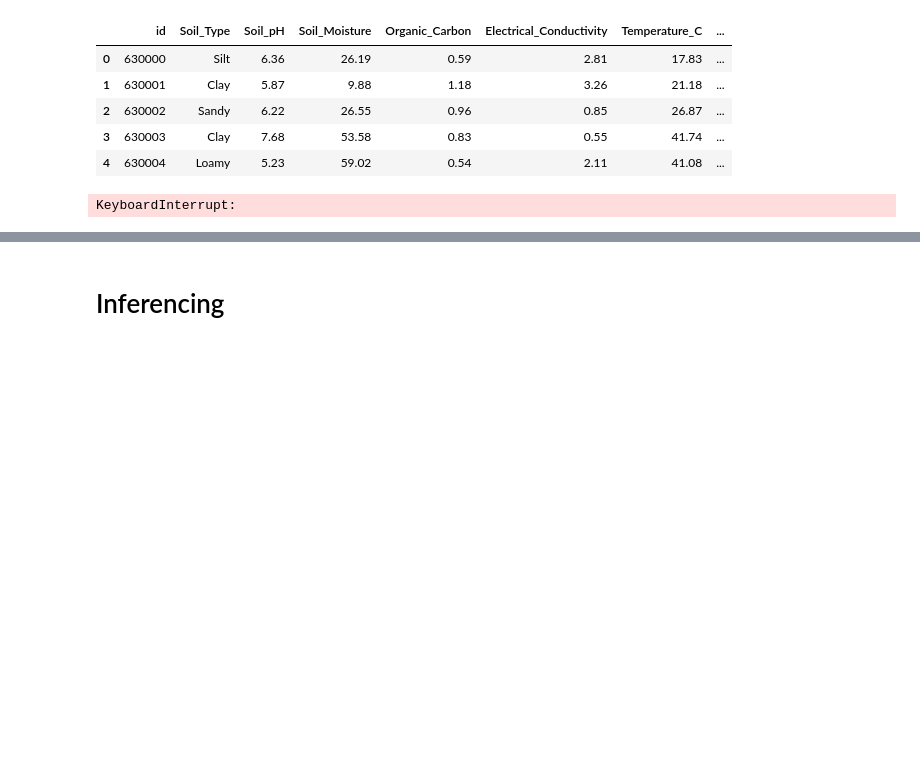
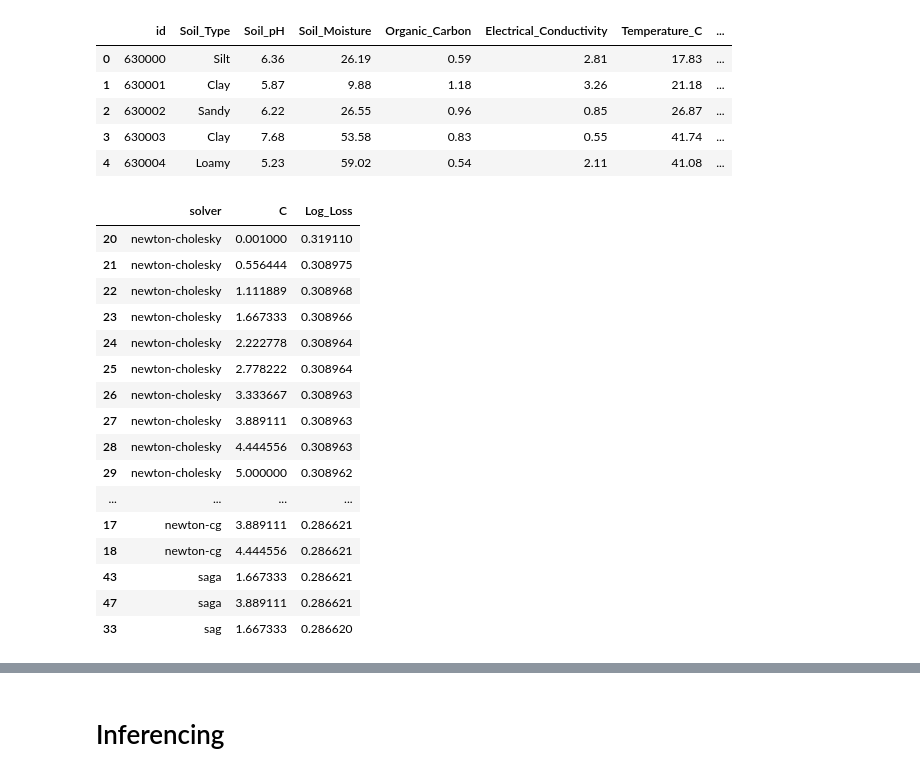
Before and after one commit to AshishMulani/Machine_Learning, a Jupyter notebook: Assignments/8007_8028_Assignment2.ipynb, the cells around one changed output, grey strips where cells are left out. Cells and saved outputs as stored; diff of their text form; code cells hidden in the pictures; blank space fills up the shorter version.

```diff
--- a/Assignments/8007_8028_Assignment2.ipynb
+++ b/Assignments/8007_8028_Assignment2.ipynb
@@ -21,7 +21,8 @@ from tqdm import tqdm
 import warnings
 warnings.filterwarnings("ignore")
 # %%
-train = pd.read_csv('C:/Users/PGCP-AI/Downloads/IrrigationKaggle/train.csv')
+# train = pd.read_csv('C:/Users/PGCP-AI/Downloads/IrrigationKaggle/train.csv')
+train = pd.read_csv('D:/download chrome/Irrigation/train.csv')
 train
 # %% [output]
 |  | id | Soil_Type | Soil_pH | Soil_Moisture | Organic_Carbon | Electrical_Conductivity | Temperature_C | ... |
@@ -70,20 +71,36 @@ X_tst_scl = scaler.transform(X_tst_ohe)
 # %%
 # Logistic Regression
 
 solvers = ['lbfgs', 'newton-cg', 'newton-cholesky', 'sag', 'saga']  # Liblinear not works for huge multiclass dataset.
 Cs = np.linspace(0.001, 5, 10)
 scores = []
 for s in tqdm(solvers):
     for c in Cs:
         lr=LogisticRegression(solver=s, C=c)
         lr.fit(X_trn_scl, y_train)
         y_pred_prob = lr.predict_proba(X_tst_scl)
         scores.append([s, c, log_loss(y_test, y_pred_prob)])
 
 df_scores = pd.DataFrame(scores, columns=['solver', 'C', 'Log_Loss'])
-df_scores.sort_values('score', ascending=False)
+df_scores.sort_values('Log_Loss', ascending=False)
 # %% [output]
-KeyboardInterrupt:
+|  | solver | C | Log_Loss |
+| 20 | newton-cholesky | 0.001000 | 0.319110 |
+| 21 | newton-cholesky | 0.556444 | 0.308975 |
+| 22 | newton-cholesky | 1.111889 | 0.308968 |
+| 23 | newton-cholesky | 1.667333 | 0.308966 |
+| 24 | newton-cholesky | 2.222778 | 0.308964 |
+| 25 | newton-cholesky | 2.778222 | 0.308964 |
+| 26 | newton-cholesky | 3.333667 | 0.308963 |
+| 27 | newton-cholesky | 3.889111 | 0.308963 |
+| 28 | newton-cholesky | 4.444556 | 0.308963 |
+| 29 | newton-cholesky | 5.000000 | 0.308962 |
+| ... | ... | ... | ... |
+| 17 | newton-cg | 3.889111 | 0.286621 |
+| 18 | newton-cg | 4.444556 | 0.286621 |
+| 43 | saga | 1.667333 | 0.286621 |
+| 47 | saga | 3.889111 | 0.286621 |
+| 33 | sag | 1.667333 | 0.286620 |
 # %%
 # KNN
 
```
Also changed, not shown: parts of 8 cells of this notebook, 1 other file.
